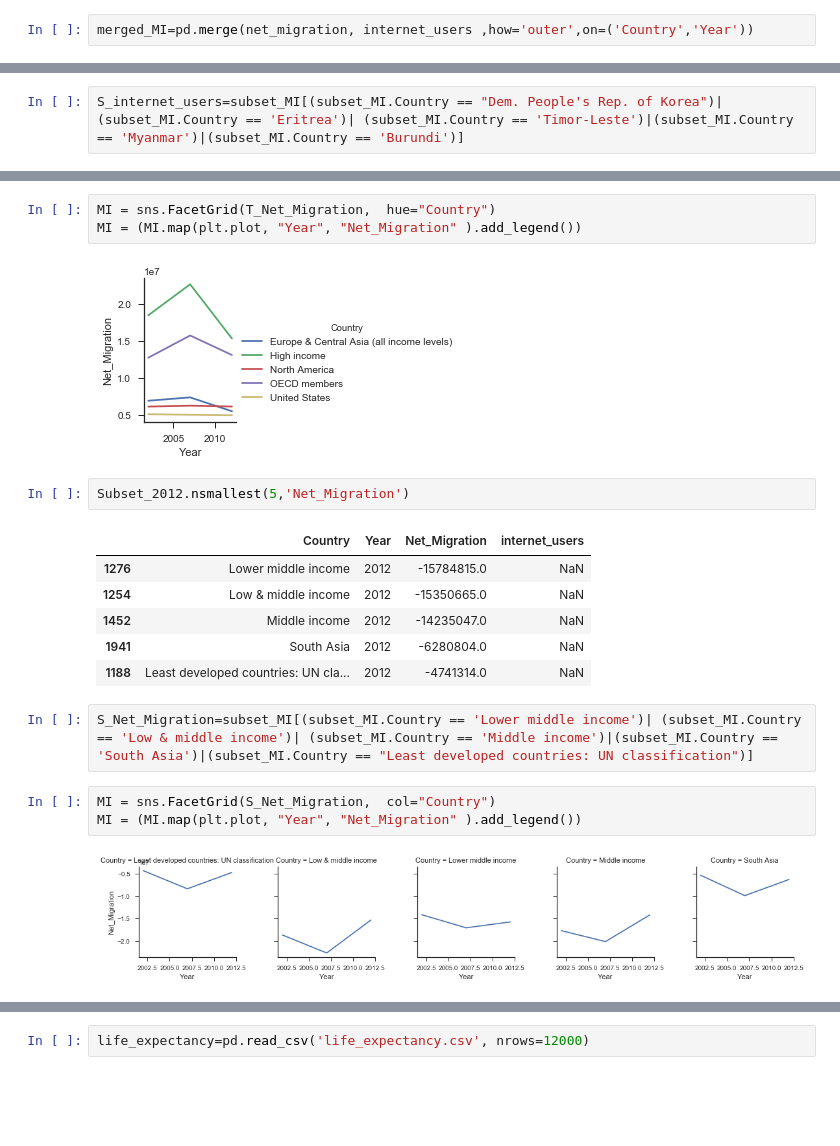
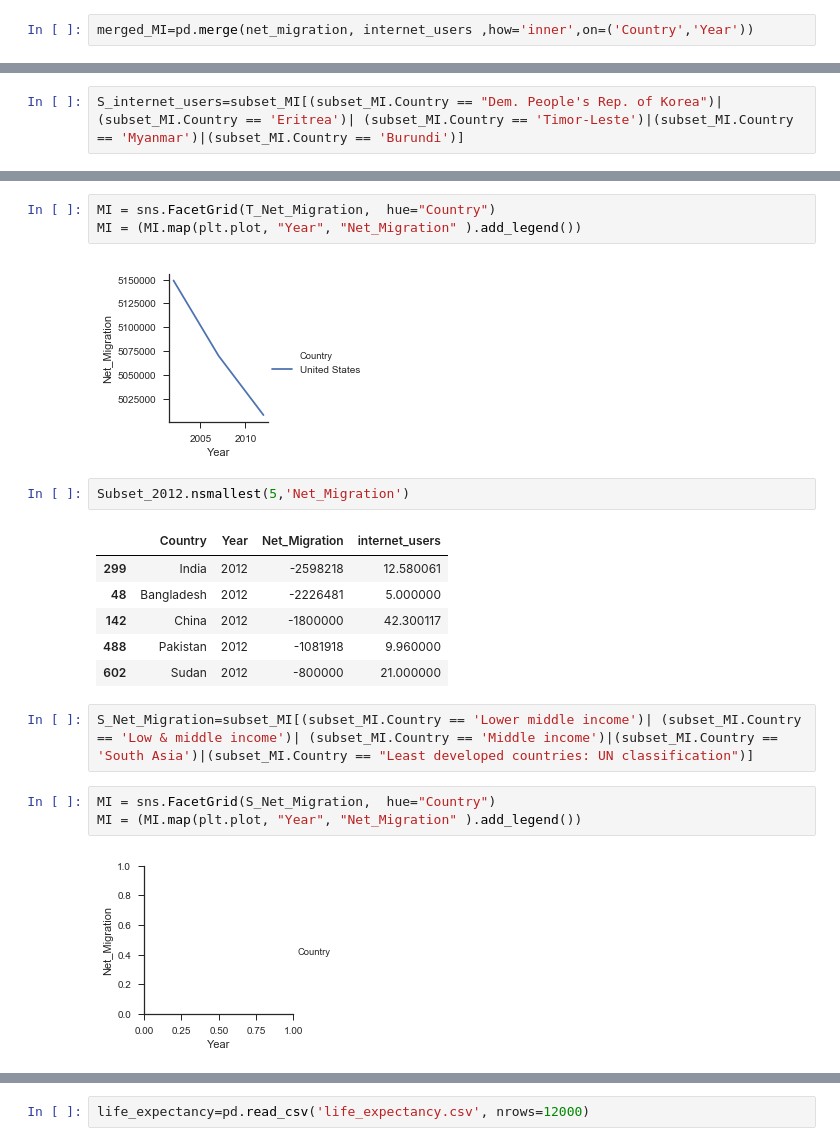
Before and after one commit to DEREJEGETU/data-question-1, a Jupyter notebook: data_question_1_Assignment .ipynb, the cells around one changed output, grey strips where cells are left out. Drawn from its saved outputs; the diff is of its cells as text; blank space fills up the shorter version.

```diff
--- a/data_question_1_Assignment .ipynb
+++ b/data_question_1_Assignment .ipynb
@@ -127,5 +105,5 @@ print(type(internet_users))
 # %% [output]
 <class 'pandas.core.frame.DataFrame'>
 # %%
-merged_MI=pd.merge(net_migration, internet_users ,how='outer',on=('Country','Year'))
+merged_MI=pd.merge(net_migration, internet_users ,how='inner',on=('Country','Year'))
 # %%
@@ -450,23 +389,23 @@ MI = (MI.map(plt.plot, "Year", "Net_Migration" ).add_legend())
 MI = sns.FacetGrid(T_Net_Migration,  hue="Country")
 MI = (MI.map(plt.plot, "Year", "Net_Migration" ).add_legend())
 # %% [output]
-[figure, old version]
+[figure, new version]
 # %%
 Subset_2012.nsmallest(5,'Net_Migration')
 # %% [output]
 |  | Country | Year | Net_Migration | internet_users |
-| 1276 | Lower middle income | 2012 | -15784815.0 | NaN |
-| 1254 | Low & middle income | 2012 | -15350665.0 | NaN |
-| 1452 | Middle income | 2012 | -14235047.0 | NaN |
-| 1941 | South Asia | 2012 | -6280804.0 | NaN |
-| 1188 | Least developed countries: UN cla... | 2012 | -4741314.0 | NaN |
+| 299 | India | 2012 | -2598218 | 12.580061 |
+| 48 | Bangladesh | 2012 | -2226481 | 5.000000 |
+| 142 | China | 2012 | -1800000 | 42.300117 |
+| 488 | Pakistan | 2012 | -1081918 | 9.960000 |
+| 602 | Sudan | 2012 | -800000 | 21.000000 |
 # %%
 S_Net_Migration=subset_MI[(subset_MI.Country == 'Lower middle income')| (subset_MI.Country == 'Low & middle income')| (subset_MI.Country == 'Middle income')|(subset_MI.Country == 'South Asia')|(subset_MI.Country == "Least developed countries: UN classification")]
 # %%
-MI = sns.FacetGrid(S_Net_Migration,  col="Country")
+MI = sns.FacetGrid(S_Net_Migration,  hue="Country")
 MI = (MI.map(plt.plot, "Year", "Net_Migration" ).add_legend())
 # %% [output]
-[figure, old version]
+[figure, new version]
 # %%
 MI = sns.FacetGrid(T_Net_Migration,  hue="Country")
 MI = (MI.map(plt.plot, "Year", "Net_Migration" ).add_legend())
```
Also changed, not shown: parts of 38 cells of this notebook, 1 other file.
